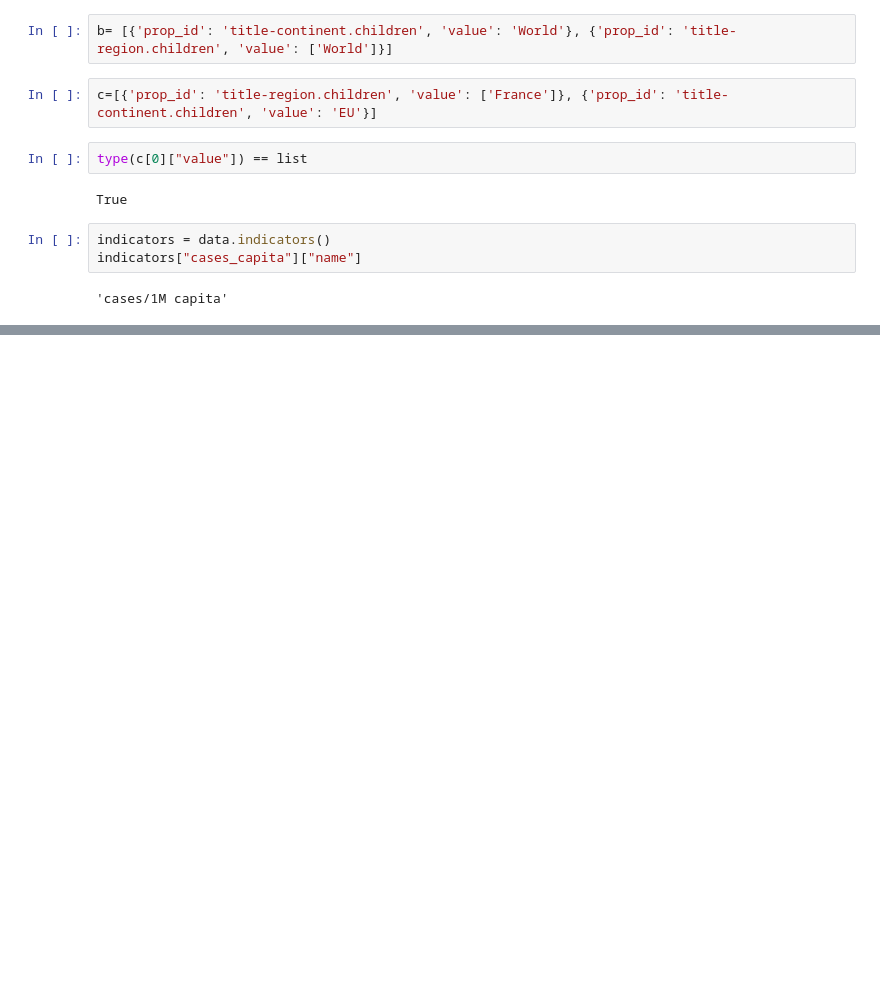
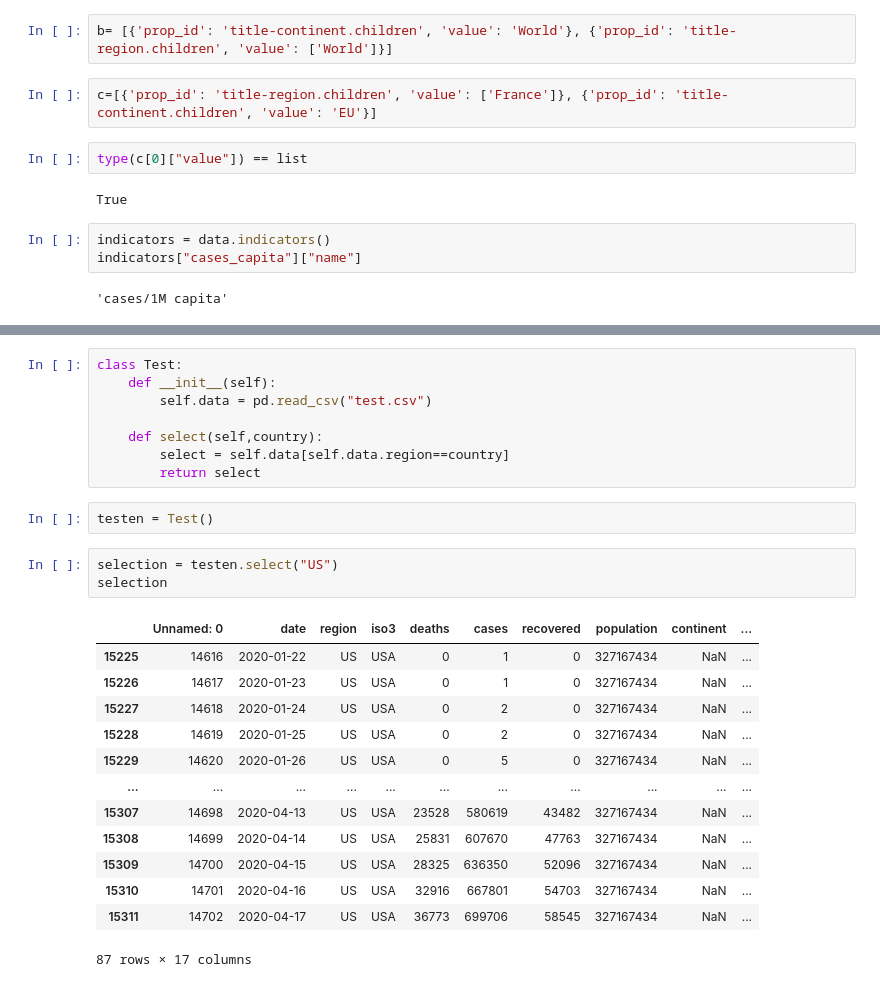
Before and after one commit to ditori1976/covid_app, a Jupyter notebook: Middleware.ipynb, the cells around one changed output, grey strips where cells are left out. Saved outputs shown, nothing was run; the diff lists cells and outputs as text; blank space fills up the shorter version.

```diff
--- a/Middleware.ipynb
+++ b/Middleware.ipynb
@@ -85,0 +186,27 @@ indicators["cases_capita"]["name"]
+# %%
+class Test:
+    def __init__(self):
+        self.data = pd.read_csv("test.csv")
+
+    def select(self,country):
+        select = self.data[self.data.region==country]
+        return select
+# %%
+testen = Test()
+# %%
+selection = testen.select("US")
+selection
+# %% [output]
+|  | Unnamed: 0 | date | region | iso3 | deaths | cases | recovered | population | continent | ... |
+| 15225 | 14616 | 2020-01-22 | US | USA | 0 | 1 | 0 | 327167434 | NaN | ... |
+| 15226 | 14617 | 2020-01-23 | US | USA | 0 | 1 | 0 | 327167434 | NaN | ... |
+| 15227 | 14618 | 2020-01-24 | US | USA | 0 | 2 | 0 | 327167434 | NaN | ... |
+| 15228 | 14619 | 2020-01-25 | US | USA | 0 | 2 | 0 | 327167434 | NaN | ... |
+| 15229 | 14620 | 2020-01-26 | US | USA | 0 | 5 | 0 | 327167434 | NaN | ... |
+| ... | ... | ... | ... | ... | ... | ... | ... | ... | ... | ... |
+| 15307 | 14698 | 2020-04-13 | US | USA | 23528 | 580619 | 43482 | 327167434 | NaN | ... |
+| 15308 | 14699 | 2020-04-14 | US | USA | 25831 | 607670 | 47763 | 327167434 | NaN | ... |
+| 15309 | 14700 | 2020-04-15 | US | USA | 28325 | 636350 | 52096 | 327167434 | NaN | ... |
+| 15310 | 14701 | 2020-04-16 | US | USA | 32916 | 667801 | 54703 | 327167434 | NaN | ... |
+| 15311 | 14702 | 2020-04-17 | US | USA | 36773 | 699706 | 58545 | 327167434 | NaN | ... |
+87 rows × 17 columns
```
Also changed, not shown: parts of 17 cells of this notebook, 3 other files.
